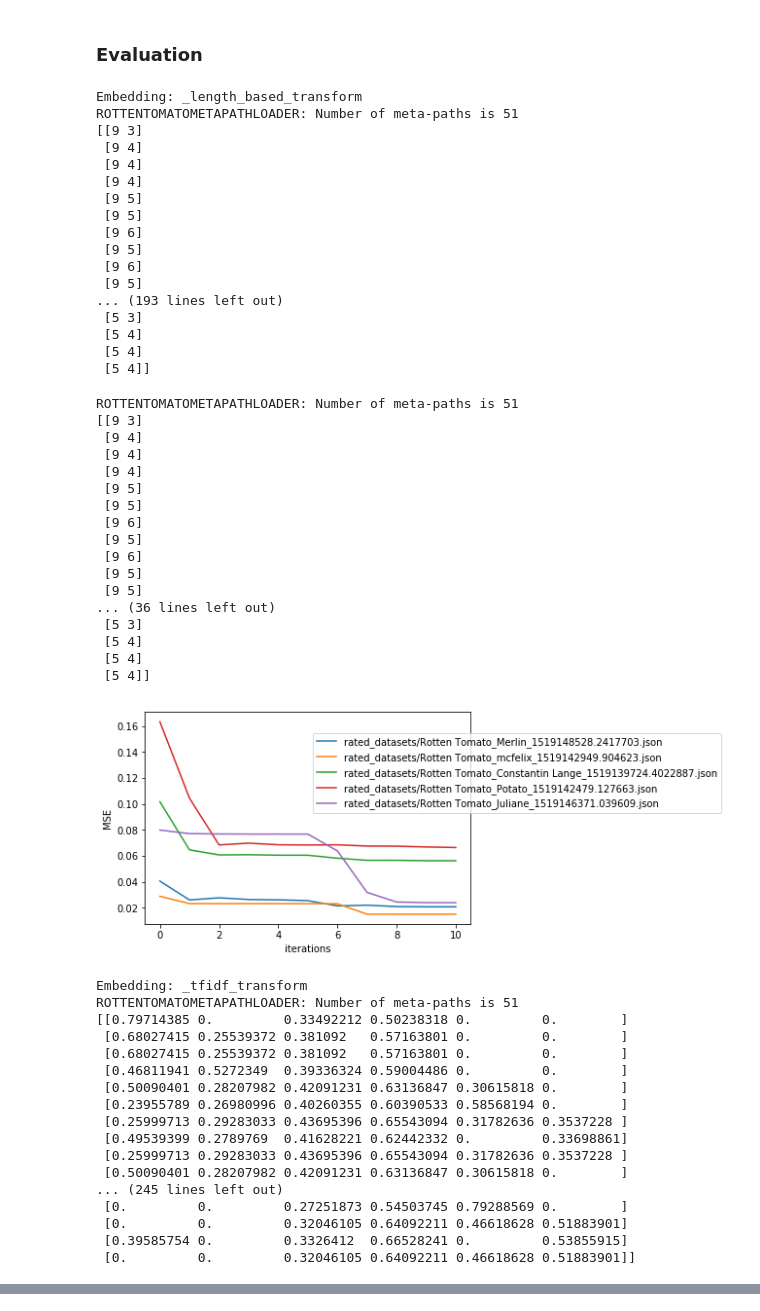
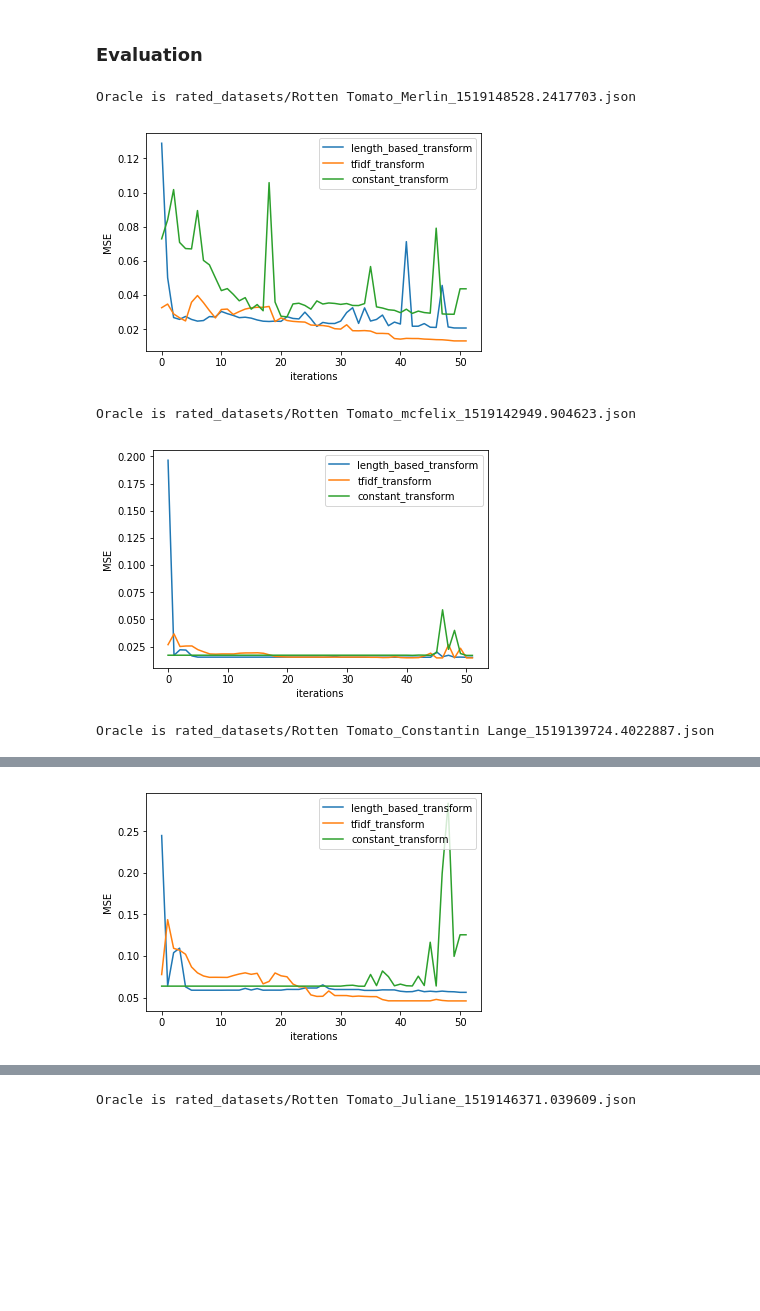
Before and after one commit to KDD-OpenSource/32de-python, a Jupyter notebook: notebooks/active_learning/az-experiments-with-gps/Embeddings.ipynb, the cells around one changed output, grey strips where cells are left out. Saved outputs shown, nothing was run; the diff lists cells and outputs as text; code cells hidden in the pictures; blank space fills up the shorter version.

```diff
--- a/notebooks/active_learning/az-experiments-with-gps/Embeddings.ipynb
+++ b/notebooks/active_learning/az-experiments-with-gps/Embeddings.ipynb
@@ -39,15 +39,15 @@ embedding_functions = [_length_based_transform, _tfidf_transform, _constant_tran
 # %% [markdown]
 ### Plot function
 # %%
-def plot_ratings(kdd_raters,batch_size,seed,algorithm,oracle,algo_params):
-    for rater in kdd_raters:
-        oracle = UserOracle(rater)
+def plot_ratings(kdd_raters,batch_size,seed,algorithm,oracle):
+    for embedding in embedding_functions:
+        algo_params = {'hypothesis': 'Gaussian Process', 'embedding_strategy':  embedding}
         evaluator = Evaluator(algorithm=algorithm,
                              oracle=oracle,batch_size=batch_size, dataset_name='Rotten Tomato', **algo_params)
         stats = evaluator.compute()
-        stats['mse'].plot(label=rater)
+        stats['mse'].plot(label=str(embedding.__name__[1:]))
     ax = plt.gca()
-    ax.legend(loc='lower left',bbox_to_anchor=(0.5, 0.5))
+    ax.legend(loc='upper right')
     plt.ylabel('MSE')
     plt.xlabel('iterations')
     plt.show()
@@ -63,63 +63,15 @@ kdd_raters = ['rated_datasets/Rotten Tomato_Merlin_1519148528.2417703.json',
 ### Evaluation
 # %%
 algorithm=UncertaintySamplingAlgorithm
-oracle=UserOracle
-batch_size = 5
+batch_size = 1
 
-for embedding in embedding_functions:
-    algo_params = {'hypothesis': 'Gaussian Process', 'embedding_strategy':  embedding}
-    print("Embedding: {}".format(embedding.__name__))
-    plot_ratings(kdd_raters,batch_size,seed,algorithm=algorithm,oracle=oracle,algo_params=algo_params)
+for rater in kdd_raters:
+    oracle = UserOracle(rater)
+    print("Oracle is {}".format(rater))
+    plot_ratings(kdd_raters,batch_size,seed,algorithm=algorithm,oracle=oracle)
 # %% [output]
-Embedding: _length_based_transform
-ROTTENTOMATOMETAPATHLOADER: Number of meta-paths is 51
-[[9 3]
- [9 4]
- [9 4]
- [9 4]
- [9 5]
- [9 5]
- [9 6]
- [9 5]
- [9 6]
- [9 5]
-... (193 lines left out)
- [5 3]
- [5 4]
- [5 4]
- [5 4]]
+Oracle is rated_datasets/Rotten Tomato_Merlin_1519148528.2417703.json
+[figure, new version]
-ROTTENTOMATOMETAPATHLOADER: Number of meta-paths is 51
-[[9 3]
- [9 4]
- [9 4]
- [9 4]
- [9 5]
- [9 5]
- [9 6]
- [9 5]
- [9 6]
- [9 5]
- [9 5]
-... (36 lines left out)
- [5 3]
- [5 4]
- [5 4]
- [5 4]]
+Oracle is rated_datasets/Rotten Tomato_mcfelix_1519142949.904623.json
-[figure, old version]
+[figure, new version]
-Embedding: _tfidf_transform
-ROTTENTOMATOMETAPATHLOADER: Number of meta-paths is 51
-[[0.79714385 0.         0.33492212 0.50238318 0.         0.        ]
- [0.68027415 0.25539372 0.381092   0.57163801 0.         0.        ]
- [0.68027415 0.25539372 0.381092   0.57163801 0.         0.        ]
- [0.46811941 0.5272349  0.39336324 0.59004486 0.         0.        ]
- [0.50090401 0.28207982 0.42091231 0.63136847 0.30615818 0.        ]
- [0.23955789 0.26980996 0.40260355 0.60390533 0.58568194 0.        ]
- [0.25999713 0.29283033 0.43695396 0.65543094 0.31782636 0.3537228 ]
- [0.49539399 0.2789769  0.41628221 0.62442332 0.         0.33698861]
- [0.25999713 0.29283033 0.43695396 0.65543094 0.31782636 0.3537228 ]
- [0.50090401 0.28207982 0.42091231 0.63136847 0.30615818 0.        ]
-... (245 lines left out)
- [0.         0.         0.27251873 0.54503745 0.79288569 0.        ]
- [0.         0.         0.32046105 0.64092211 0.46618628 0.51883901]
- [0.39585754 0.         0.3326412  0.66528241 0.         0.53855915]
- [0.         0.         0.32046105 0.64092211 0.46618628 0.51883901]]
+Oracle is rated_datasets/Rotten Tomato_Constantin Lange_1519139724.4022887.json
@@ -126,0 +78 @@ ROTTENTOMATOMETAPATHLOADER: Number of meta-paths is 51
+[figure, new version]
@@ -144,0 +81 @@ ROTTENTOMATOMETAPATHLOADER: Number of meta-paths is 51
+Oracle is rated_datasets/Rotten Tomato_Juliane_1519146371.039609.json
```
Also changed, not shown: parts of 1 cell of this notebook, 3 other files.
